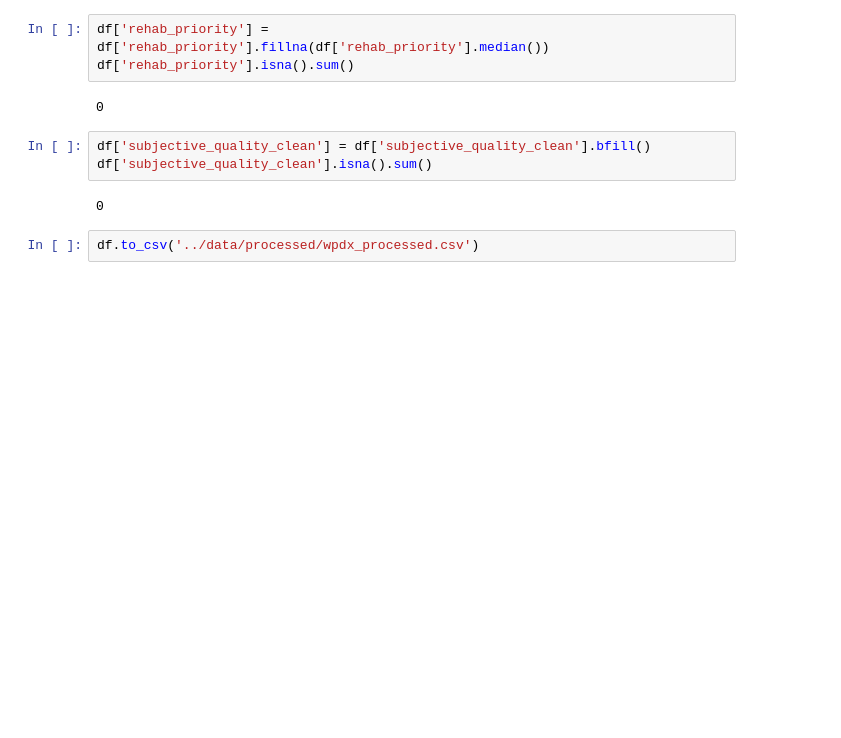
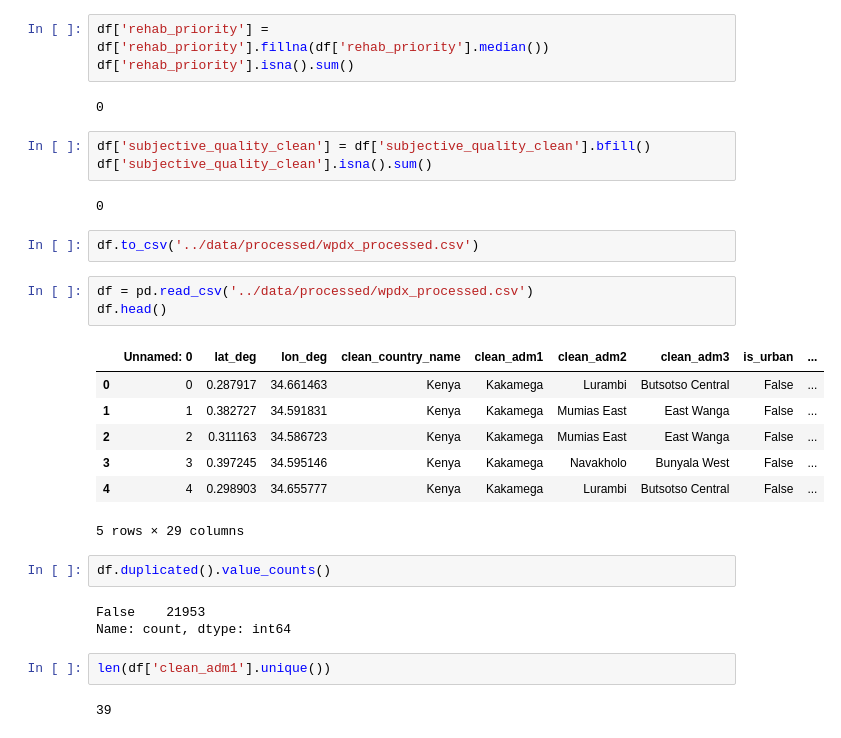
Before and after one commit to lewismwaki/cleanwaterai, a Jupyter notebook: notebooks/anthony.ipynb, the cells around one changed output. Cells and saved outputs as stored; diff of their text form; blank space fills up the shorter version.

Commit message:
more EDA on the wpdx dataset

```diff
--- a/notebooks/anthony.ipynb
+++ b/notebooks/anthony.ipynb
@@ -438,3 +438,23 @@ df['subjective_quality_clean'].isna().sum()
 0
 # %%
 df.to_csv('../data/processed/wpdx_processed.csv')
+# %%
+df = pd.read_csv('../data/processed/wpdx_processed.csv')
+df.head()
+# %% [output]
+|  | Unnamed: 0 | lat_deg | lon_deg | clean_country_name | clean_adm1 | clean_adm2 | clean_adm3 | is_urban | ... |
+| 0 | 0 | 0.287917 | 34.661463 | Kenya | Kakamega | Lurambi | Butsotso Central | False | ... |
+| 1 | 1 | 0.382727 | 34.591831 | Kenya | Kakamega | Mumias East | East Wanga | False | ... |
+| 2 | 2 | 0.311163 | 34.586723 | Kenya | Kakamega | Mumias East | East Wanga | False | ... |
+| 3 | 3 | 0.397245 | 34.595146 | Kenya | Kakamega | Navakholo | Bunyala West | False | ... |
+| 4 | 4 | 0.298903 | 34.655777 | Kenya | Kakamega | Lurambi | Butsotso Central | False | ... |
+5 rows × 29 columns
+# %%
+df.duplicated().value_counts()
+# %% [output]
+False    21953
+Name: count, dtype: int64
+# %%
+len(df['clean_adm1'].unique())
+# %% [output]
+39
```
